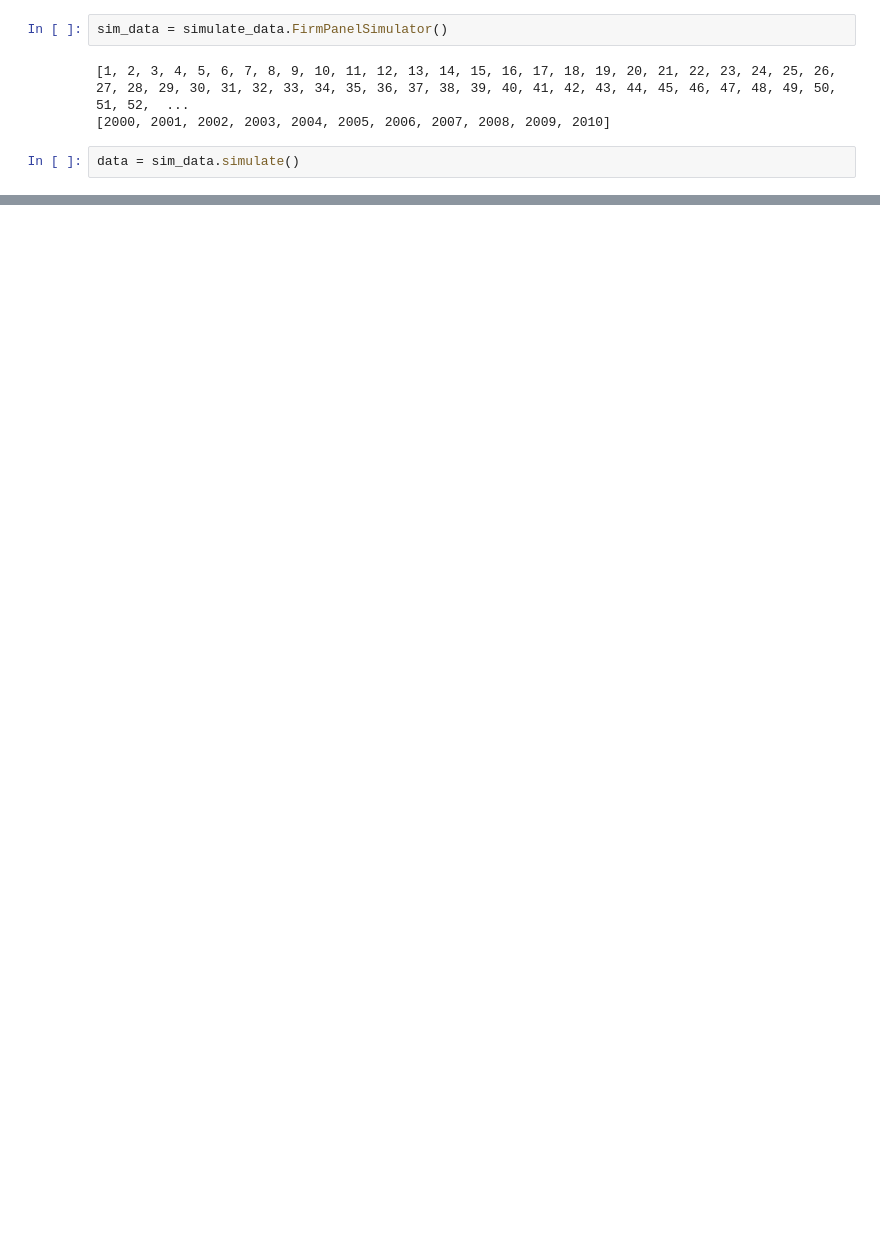
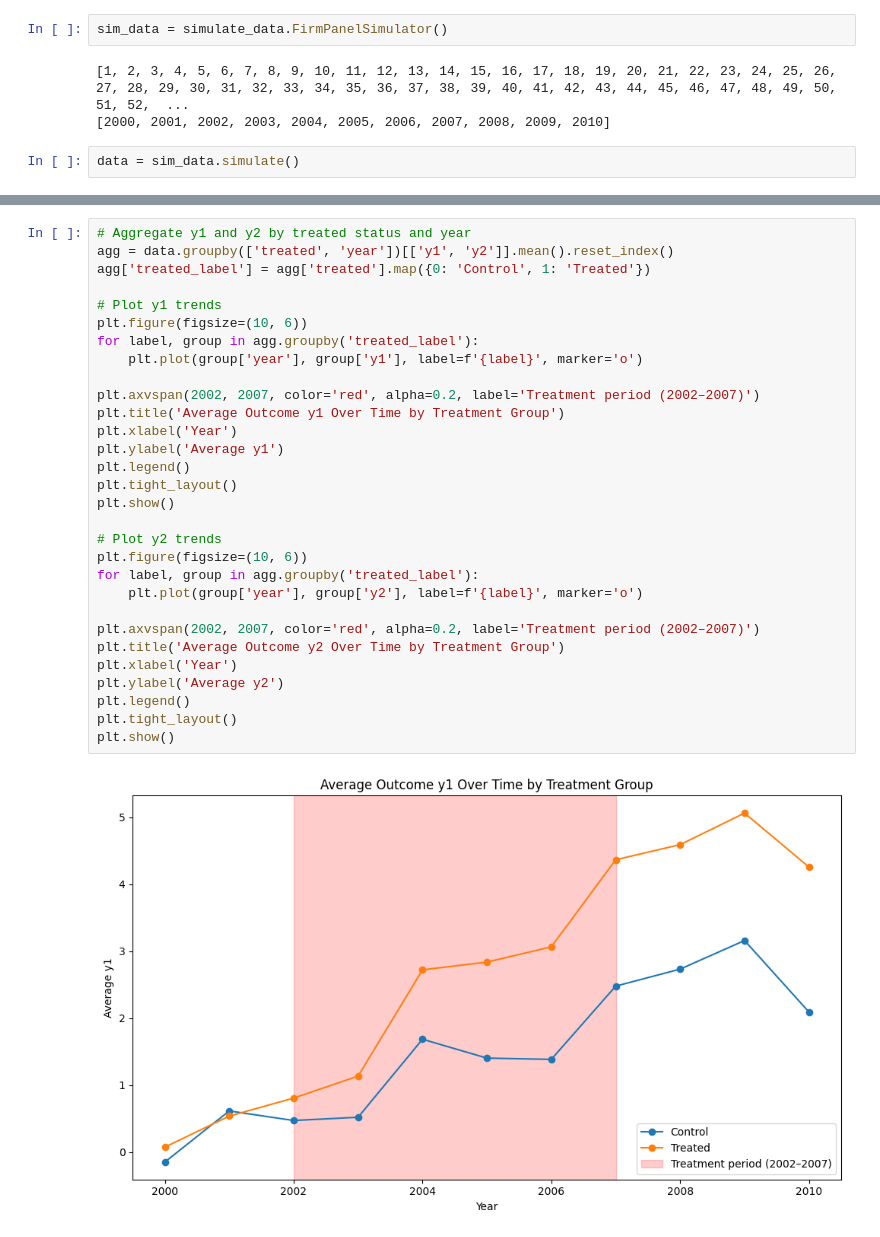
Before and after one commit to anuscabc/staggered_diff_in_diff_trials, a Jupyter notebook: simulate_data/check_sim_data.ipynb, the cells around one changed output, grey strips where cells are left out. Cells and saved outputs as stored; diff of their text form; blank space fills up the shorter version.

```diff
--- a/simulate_data/check_sim_data.ipynb
+++ b/simulate_data/check_sim_data.ipynb
@@ -9,0 +31,32 @@ data = sim_data.simulate()
+# %%
+# Aggregate y1 and y2 by treated status and year
+agg = data.groupby(['treated', 'year'])[['y1', 'y2']].mean().reset_index()
+agg['treated_label'] = agg['treated'].map({0: 'Control', 1: 'Treated'})
+
+# Plot y1 trends
+plt.figure(figsize=(10, 6))
+for label, group in agg.groupby('treated_label'):
+    plt.plot(group['year'], group['y1'], label=f'{label}', marker='o')
+
+plt.axvspan(2002, 2007, color='red', alpha=0.2, label='Treatment period (2002–2007)')
+plt.title('Average Outcome y1 Over Time by Treatment Group')
+plt.xlabel('Year')
+plt.ylabel('Average y1')
+plt.legend()
+plt.tight_layout()
+plt.show()
+
+# Plot y2 trends
+plt.figure(figsize=(10, 6))
+for label, group in agg.groupby('treated_label'):
+    plt.plot(group['year'], group['y2'], label=f'{label}', marker='o')
+
+plt.axvspan(2002, 2007, color='red', alpha=0.2, label='Treatment period (2002–2007)')
+plt.title('Average Outcome y2 Over Time by Treatment Group')
+plt.xlabel('Year')
+plt.ylabel('Average y2')
+plt.legend()
+plt.tight_layout()
+plt.show()
+# %% [output]
+[figure, added]
```
Also changed, not shown: parts of 4 cells of this notebook, 8 other files.
